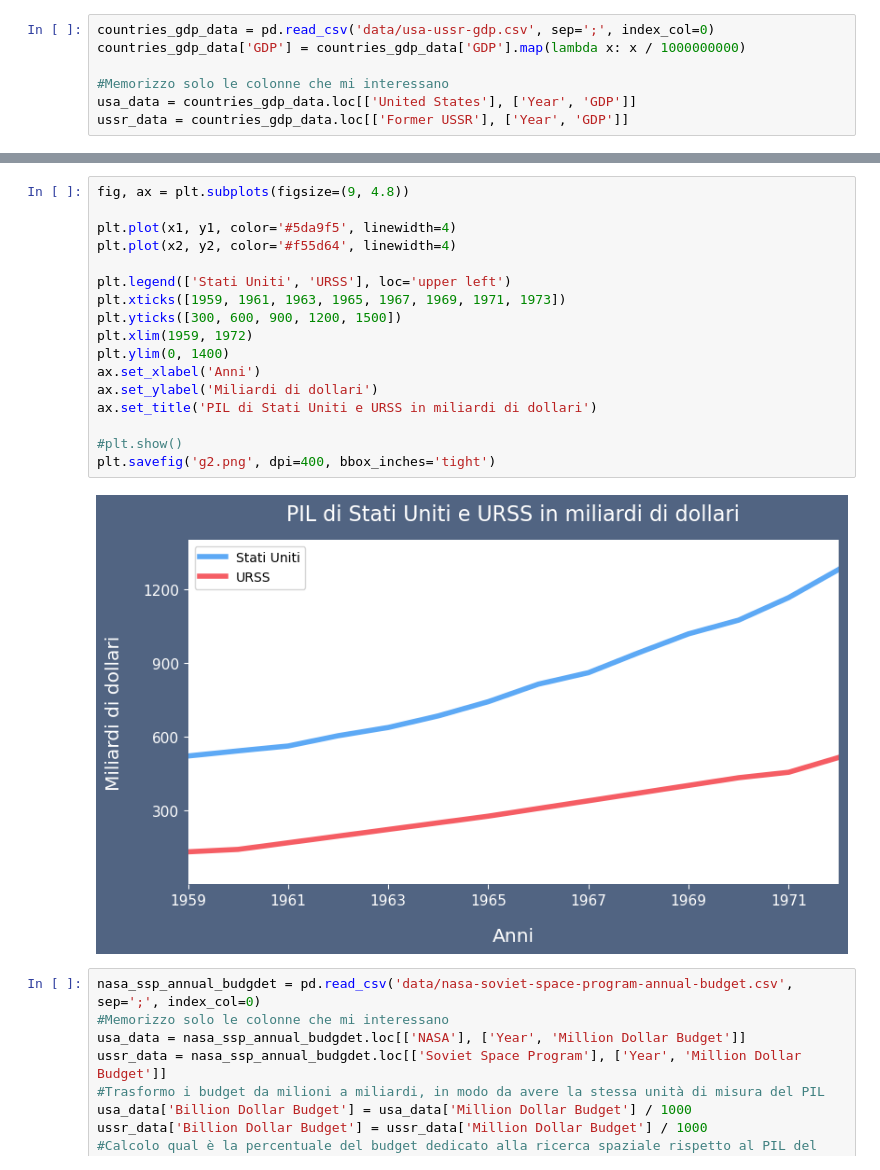
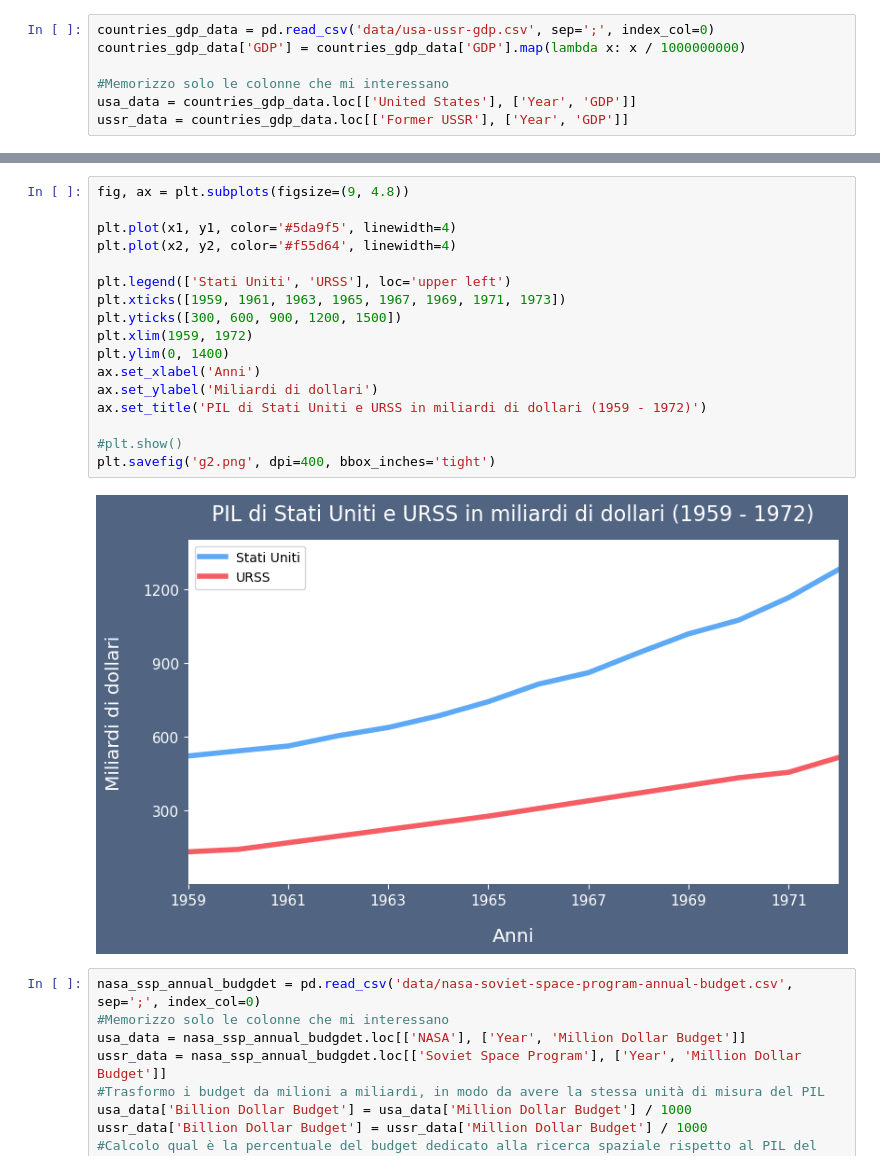
Before and after one commit to justcivah/visualizzazione-scientifica, a Jupyter notebook: grafici.ipynb, the cells around one changed output, grey strips where cells are left out. Cells and saved outputs as stored; diff of their text form.

```diff
--- a/grafici.ipynb
+++ b/grafici.ipynb
@@ -60,22 +60,22 @@ plt.savefig('g1.png', dpi=400, bbox_inches='tight')
 # %%
 fig, ax = plt.subplots(figsize=(9, 4.8))
 
 plt.plot(x1, y1, color='#5da9f5', linewidth=4)
 plt.plot(x2, y2, color='#f55d64', linewidth=4)
 
 plt.legend(['Stati Uniti', 'URSS'], loc='upper left')
 plt.xticks([1959, 1961, 1963, 1965, 1967, 1969, 1971, 1973])
 plt.yticks([300, 600, 900, 1200, 1500])
 plt.xlim(1959, 1972)
 plt.ylim(0, 1400)
 ax.set_xlabel('Anni')
 ax.set_ylabel('Miliardi di dollari')
-ax.set_title('PIL di Stati Uniti e URSS in miliardi di dollari')
+ax.set_title('PIL di Stati Uniti e URSS in miliardi di dollari (1959 - 1972)')
 
 #plt.show()
 plt.savefig('g2.png', dpi=400, bbox_inches='tight')
 # %% [output]
-[figure, old version]
+[figure, new version]
 # %%
 nasa_ssp_annual_budgdet = pd.read_csv('data/nasa-soviet-space-program-annual-budget.csv', sep=';', index_col=0)
 #Memorizzo solo le colonne che mi interessano
```
Also changed, not shown: parts of 7 cells of this notebook.
